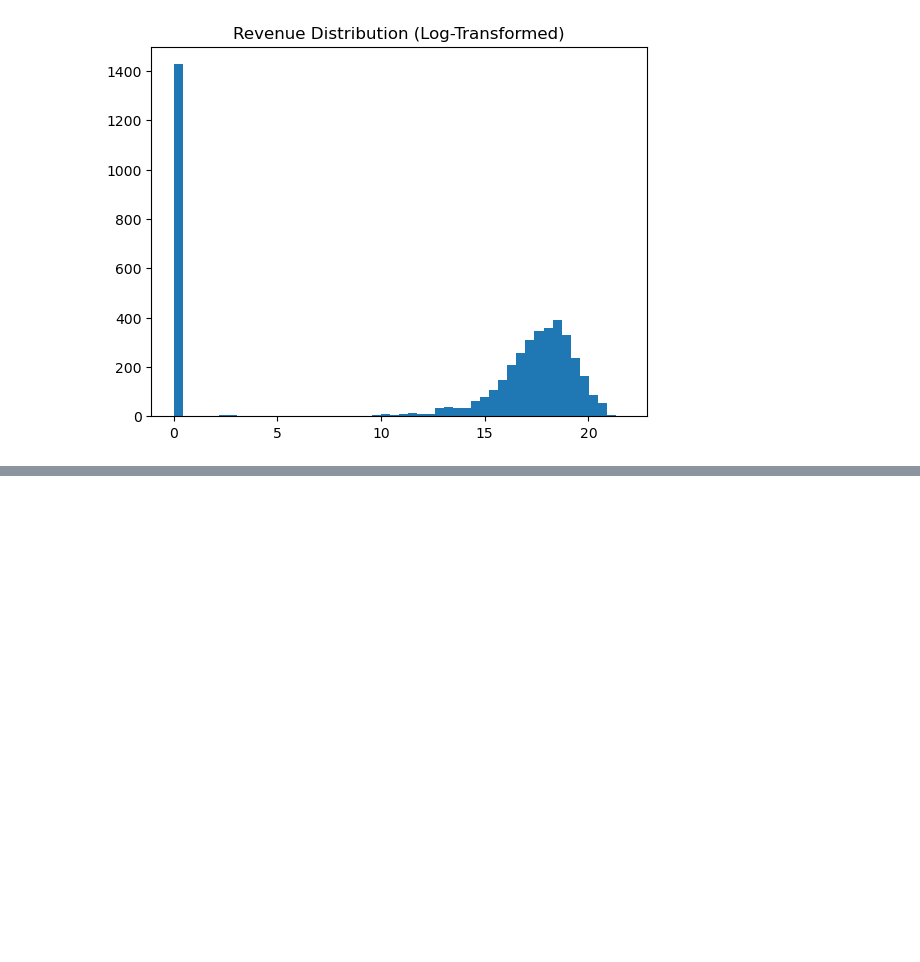
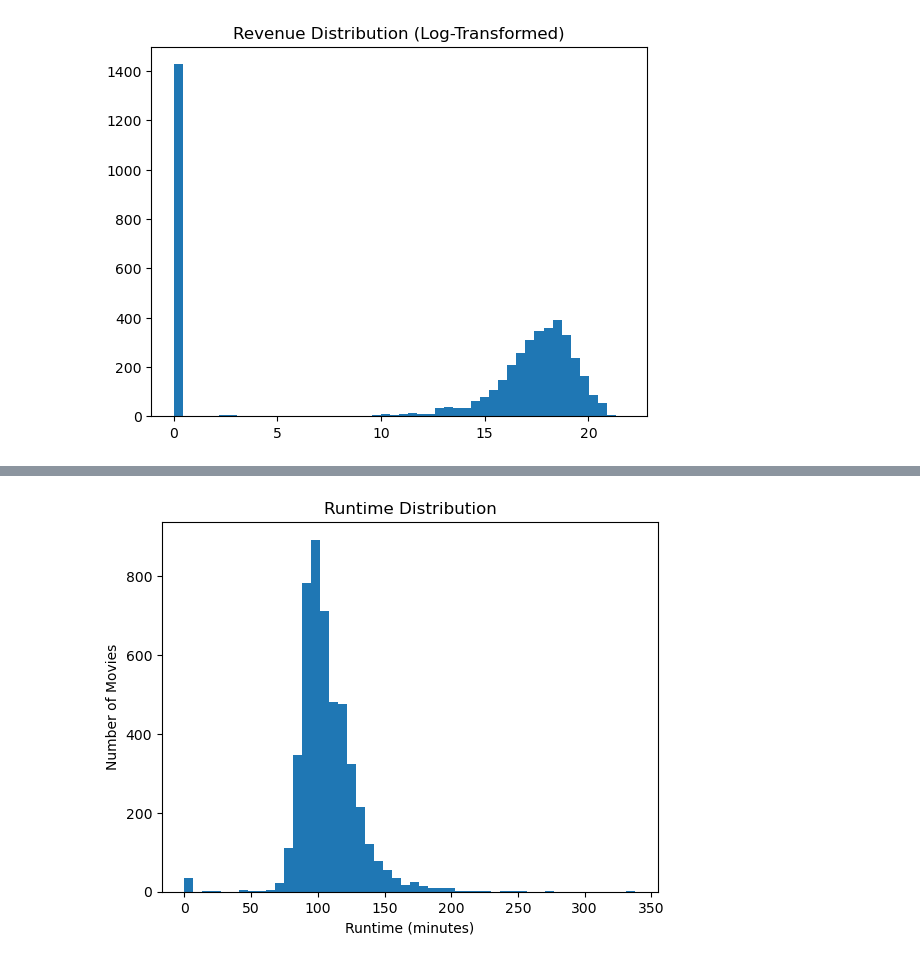
Before and after one commit to vaggala/movie-revenue-predictor, a Jupyter notebook: notebooks/testcsv.ipynb, the cells around one changed output, grey strips where cells are left out. Saved outputs shown, nothing was run; the diff lists cells and outputs as text; code cells hidden in the pictures; blank space fills up the shorter version.

```diff
--- a/notebooks/testcsv.ipynb
+++ b/notebooks/testcsv.ipynb
@@ -67,0 +133,8 @@ plt.show()
+# %%
+plt.hist(df['runtime'].dropna(), bins=50)
+plt.title('Runtime Distribution')
+plt.xlabel('Runtime (minutes)')
+plt.ylabel('Number of Movies')
+plt.show()
+# %% [output]
+[figure, added]
```
Also changed, not shown: parts of 6 cells of this notebook, 3 other files.
